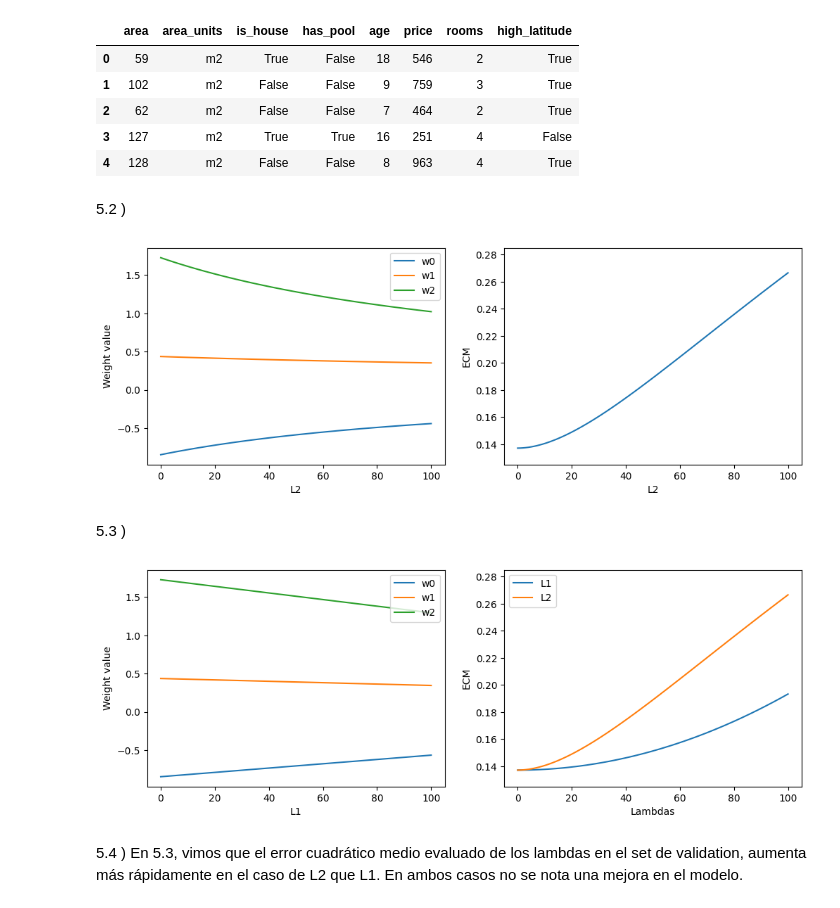
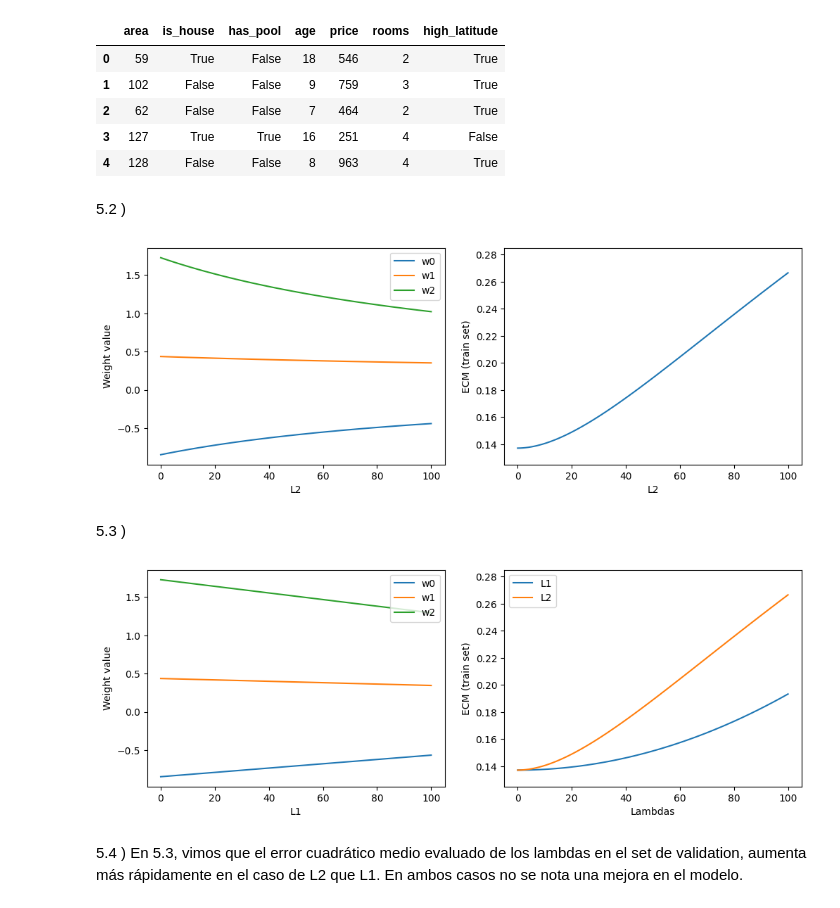
Before and after one commit to NazaGonella/TP01-machine-learning, a Jupyter notebook: Entrega_TP1_05.ipynb, the cells around one changed output. Cells and saved outputs as stored; diff of their text form; code cells hidden in the pictures.

```diff
--- a/Entrega_TP1_05.ipynb
+++ b/Entrega_TP1_05.ipynb
@@ -12,15 +12,15 @@ raw_data : data_handler.RawData = data_handler.RawData()
 engineered_data : data_handler.ProcessedData = data_handler.ProcessedData(correct_data_types=True, standarize=False, area_units='m2')
 engineered_data.fill_missing_values(method='mean')
 engineered_data.casas_dev['high_latitude'] = np.where(engineered_data.casas_dev['lat'] > 0, True, False)
-engineered_data.casas_dev = engineered_data.casas_dev.drop(columns=['lon', 'lat'])
+engineered_data.casas_dev = engineered_data.casas_dev.drop(columns=['lon', 'lat', 'area_units'])
 engineered_data.casas_dev.head()
 # %% [output]
-|  | area | area_units | is_house | has_pool | age | price | rooms | high_latitude |
-| 0 | 59 | m2 | True | False | 18 | 546 | 2 | True |
-| 1 | 102 | m2 | False | False | 9 | 759 | 3 | True |
-| 2 | 62 | m2 | False | False | 7 | 464 | 2 | True |
-| 3 | 127 | m2 | True | True | 16 | 251 | 4 | False |
-| 4 | 128 | m2 | False | False | 8 | 963 | 4 | True |
+|  | area | is_house | has_pool | age | price | rooms | high_latitude |
+| 0 | 59 | True | False | 18 | 546 | 2 | True |
+| 1 | 102 | False | False | 9 | 759 | 3 | True |
+| 2 | 62 | False | False | 7 | 464 | 2 | True |
+| 3 | 127 | True | True | 16 | 251 | 4 | False |
+| 4 | 128 | False | False | 8 | 963 | 4 | True |
 # %%
 train : pd.DataFrame
 validation : pd.DataFrame
@@ -37,29 +37,30 @@ validation_stds : dict[str, float] = {f : validation[f].std() for f in other_fea
 # %%
 L2s : list[float] = np.linspace(0, 100, 100)
 ECM2s : list[float] = []
 coefsL2 : list[tuple[float, float, float]] = []
 for l in L2s:
     lin : LinealReg = LinealReg(train_standarized[['area', 'high_latitude']].to_numpy(), train_standarized['price'].to_numpy(), L2=l)
     lin.fit_gradient_descent(step_size=0.00005, tolerance=0.5, max_number_of_steps=-1)
     coefsL2.append(lin.coef)
-    ECM2s.append(lin.error_cuadratico_medio(validation_set=validation_standarized['price'].to_numpy()))
+    # ECM2s.append(lin.error_cuadratico_medio(validation_set_x=validation_standarized, validation_set_y=validation_standarized['price'].to_numpy()))
+    ECM2s.append(lin.error_cuadratico_medio())
 
 plt.figure(figsize=(12, 4))
 plt.subplot(1, 2, 1)
 for i in range(np.array(coefsL2).shape[1]):
     plt.plot(L2s, np.array(coefsL2)[:, i], label=f'w{i}')
 plt.xlabel('L2')
 plt.ylabel('Weight value')
 plt.legend()
 plt.subplot(1, 2, 2)
 L2s : list[float] = np.linspace(0, 100, 100)
 plt.xlabel('L2')
-plt.ylabel('ECM')
+plt.ylabel('ECM (train set)')
 plt.ylim(0.125, 0.285)
 plt.plot(L2s, ECM2s)
 plt.show()
 # %% [output]
-[figure, old version]
+[figure, new version]
 # %% [markdown]
 5.3 )
 # %%
@@ -70,7 +71,8 @@ for l in L1s:
     lin : LinealReg = LinealReg(train_standarized[['area', 'high_latitude']].to_numpy(), train_standarized['price'].to_numpy(), L1=l)
     lin.fit_gradient_descent(step_size=0.00005, tolerance=0.5, max_number_of_steps=-1)
     coefsL1.append(lin.coef)
-    ECM1s.append(lin.error_cuadratico_medio(validation_set=validation_standarized['price'].to_numpy()))
+    # ECM1s.append(lin.error_cuadratico_medio(validation_set=validation_standarized['price'].to_numpy()))
+    ECM1s.append(lin.error_cuadratico_medio(validation_set_x=validation_standarized.to_numpy(), validation_set_y=validation_standarized['price'].to_numpy()))
 
 plt.figure(figsize=(12, 4))
 plt.subplot(1, 2, 1)
@@ -82,13 +84,13 @@ plt.legend()
 plt.subplot(1, 2, 2)
 L1s : list[float] = np.linspace(0, 100, 100)
 plt.xlabel('Lambdas')
-plt.ylabel('ECM')
+plt.ylabel('ECM (train set)')
 plt.ylim(0.125, 0.285)
 plt.plot(L1s, ECM1s, label='L1')
 plt.plot(L2s, ECM2s, label='L2')
 plt.legend()
 plt.show()
 # %% [output]
-[figure, old version]
+[figure, new version]
 # %% [markdown]
 5.4 ) En 5.3, vimos que el error cuadrático medio evaluado de los lambdas en el set de validation, aumenta más rápidamente en el caso de L2 que L1. En ambos casos no se nota una mejora en el modelo.
```
Also changed, not shown: 2 other files.
